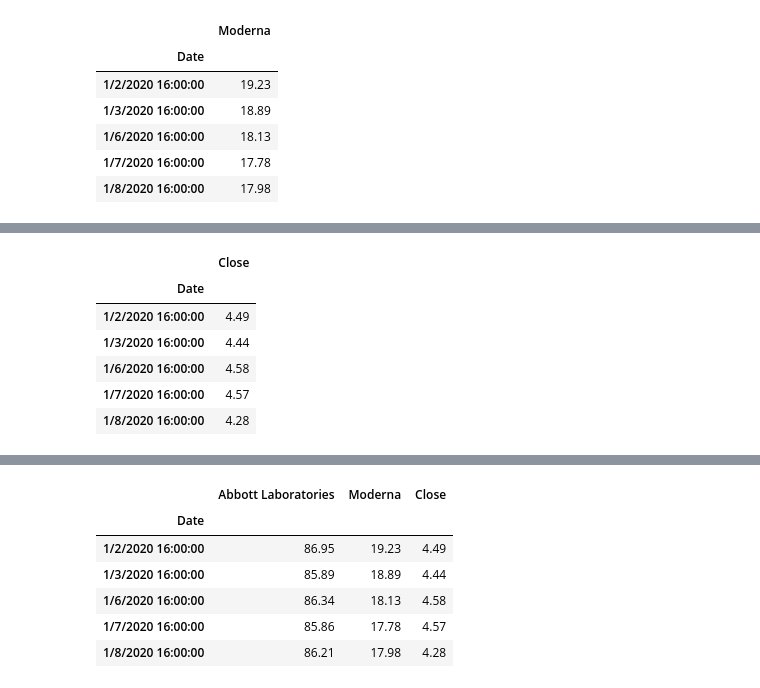
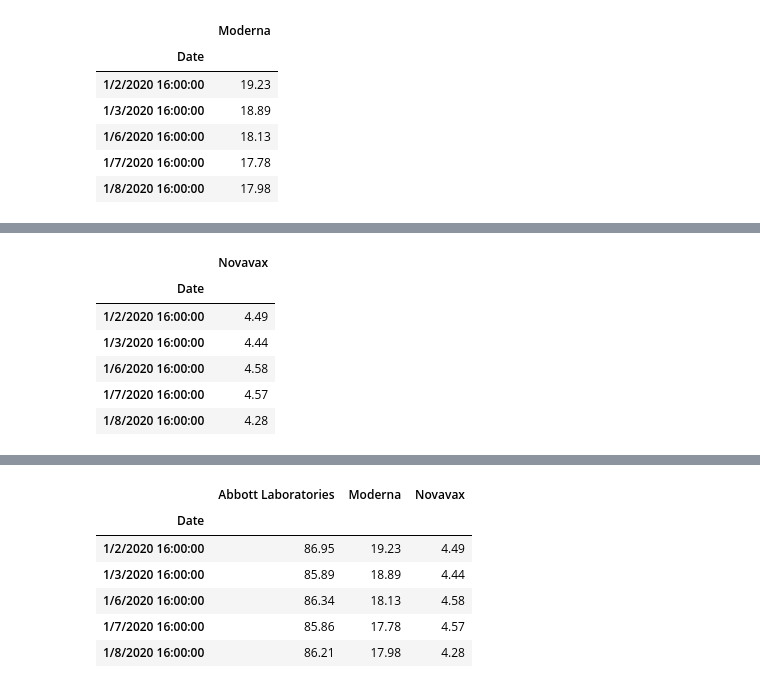
Before and after one commit to sabrinacodes/covid19casedata, a Jupyter notebook: Vaccines.ipynb, the cells around one changed output, grey strips where cells are left out. Saved outputs shown, nothing was run; the diff lists cells and outputs as text; code cells hidden in the pictures.

```diff
--- a/Vaccines.ipynb
+++ b/Vaccines.ipynb
@@ -52,14 +52,14 @@ mrna_data.hvplot()
 #Reading Novavax Labs Stock File
 nvax_csv = Path("/Users/sabrinareed/Desktop/JupyterWorkspace/covid19casedata/nvax.csv")
 # %%
-#Display Moderna stock data
+#Display Novavax stock data
 #Setting Date to Index / Need to find out how to drop timestamp
 nvax_data = pd.read_csv(nvax_csv, header = 1, index_col="Date")
 #Rename columns
-navx_data = nvax_data.rename(columns={"Close": "Novavax"})
+nvax_data = nvax_data.rename(columns={"Close": "Novavax"})
 nvax_data.head()
 # %% [output]
-|  | Close |
+|  | Novavax |
 | Date |  |
 | 1/2/2020 16:00:00 | 4.49 |
 | 1/3/2020 16:00:00 | 4.44 |
@@ -75,7 +75,7 @@ nvax_data.hvplot()
 vax_data = pd.concat([abt_data , mrna_data, nvax_data], axis='columns', join='inner')
 vax_data.head()
 # %% [output]
-|  | Abbott Laboratories | Moderna | Close |
+|  | Abbott Laboratories | Moderna | Novavax |
 | Date |  |  |  |
 | 1/2/2020 16:00:00 | 86.95 | 19.23 | 4.49 |
 | 1/3/2020 16:00:00 | 85.89 | 18.89 | 4.44 |
```
